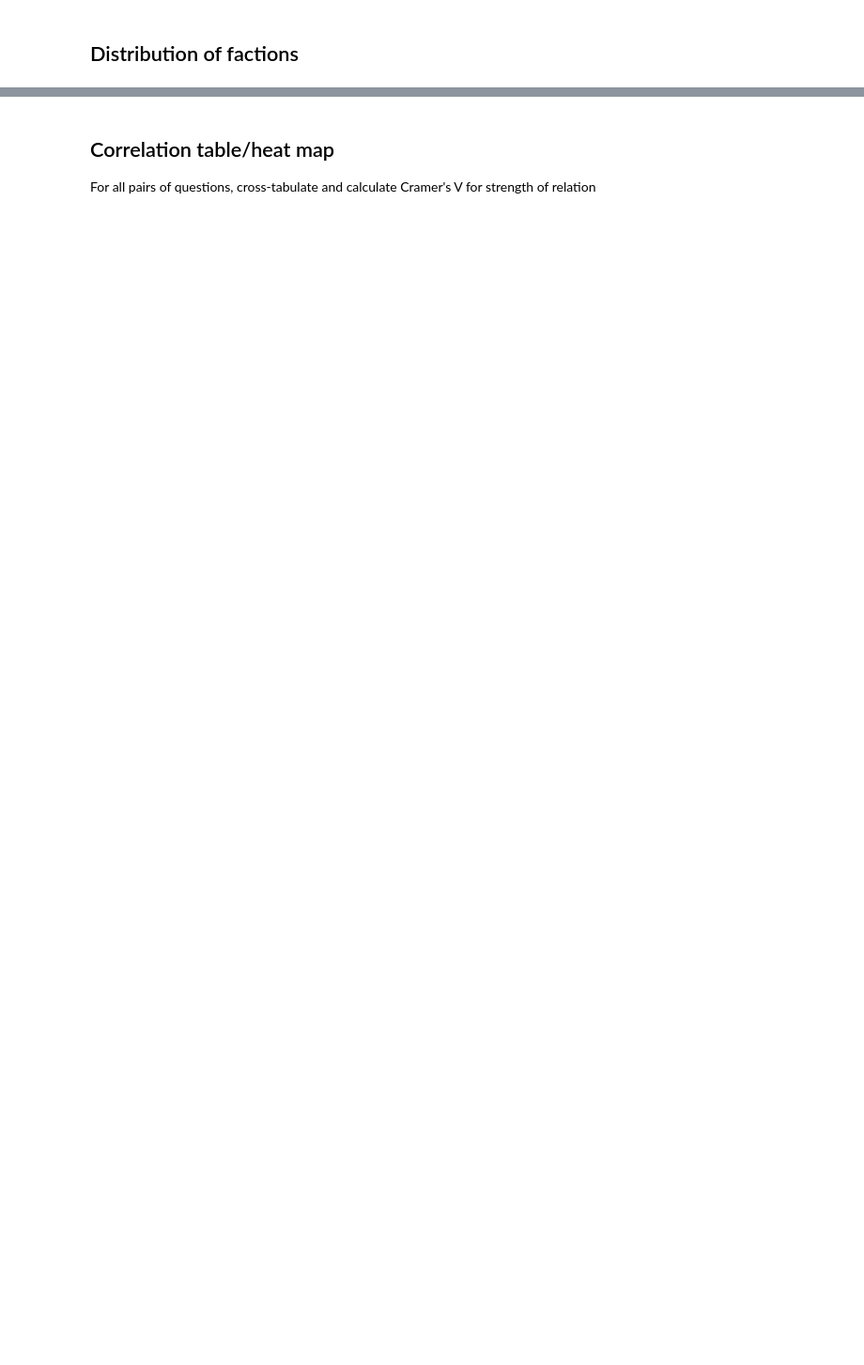
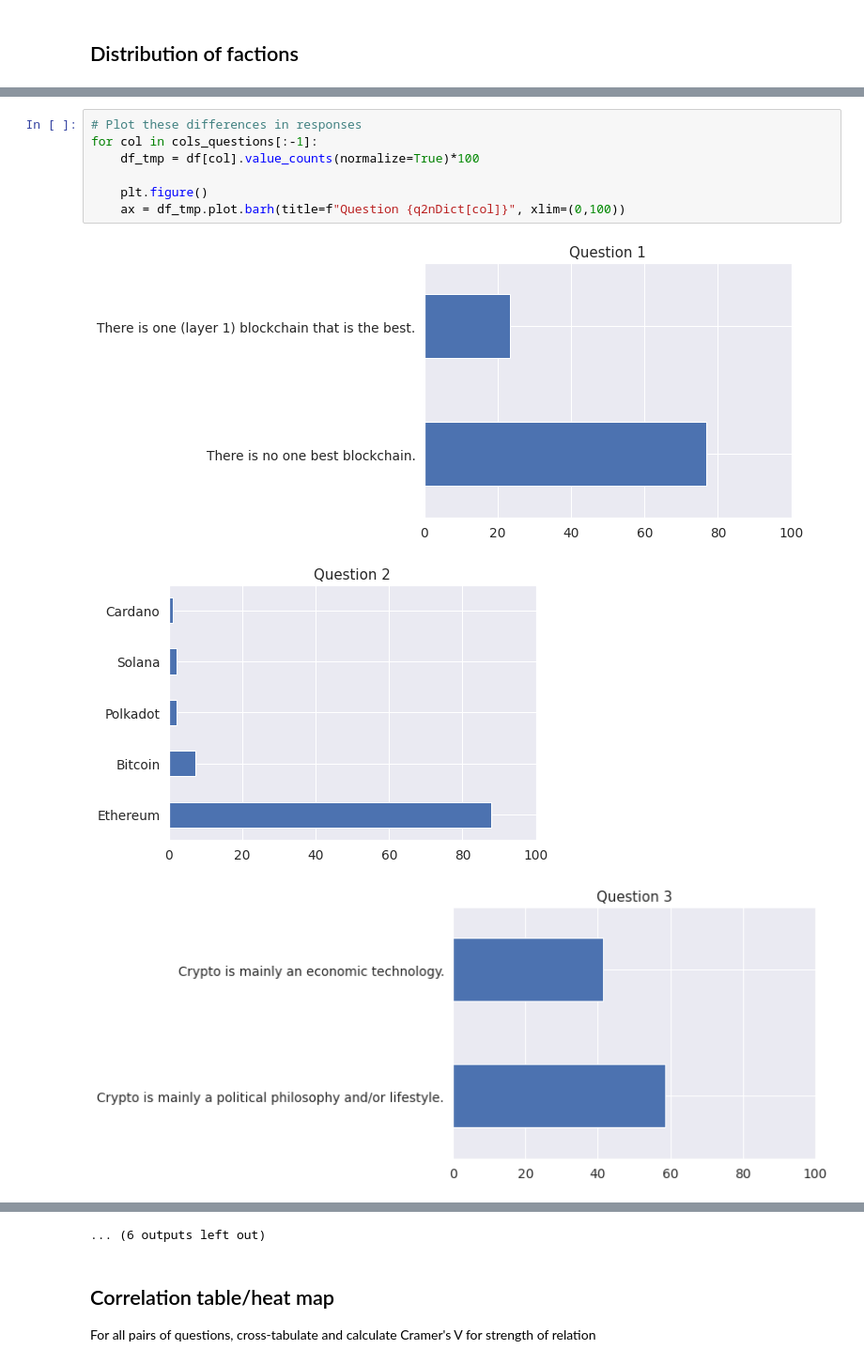
Before and after one commit to notchia/metagov, a Jupyter notebook: cryptopolitics_survey_analysis.ipynb, the cells around one changed output, grey strips where cells are left out. Shown at 94% size. Saved outputs shown, nothing was run; the diff lists cells and outputs as text; blank space fills up the shorter version.

```diff
--- a/cryptopolitics_survey_analysis.ipynb
+++ b/cryptopolitics_survey_analysis.ipynb
@@ -47,0 +106,11 @@ for col in cols_results:
+# %%
+# Plot these differences in responses
+for col in cols_questions[:-1]:
+    df_tmp = df[col].value_counts(normalize=True)*100
+
+    plt.figure()
+    ax = df_tmp.plot.barh(title=f"Question {q2nDict[col]}", xlim=(0,100))
+# %% [output]
+[figure, added]
+[figure, added]
+[figure, added]
@@ -48,3 +126,4 @@ for col in cols_results:
+... (6 outputs left out)
 # %% [markdown]
 ## Correlation table/heat map
 For all pairs of questions, cross-tabulate and calculate Cramer's V for strength of relation
```
Also changed, not shown: parts of 55 cells of this notebook, 1 other file.
